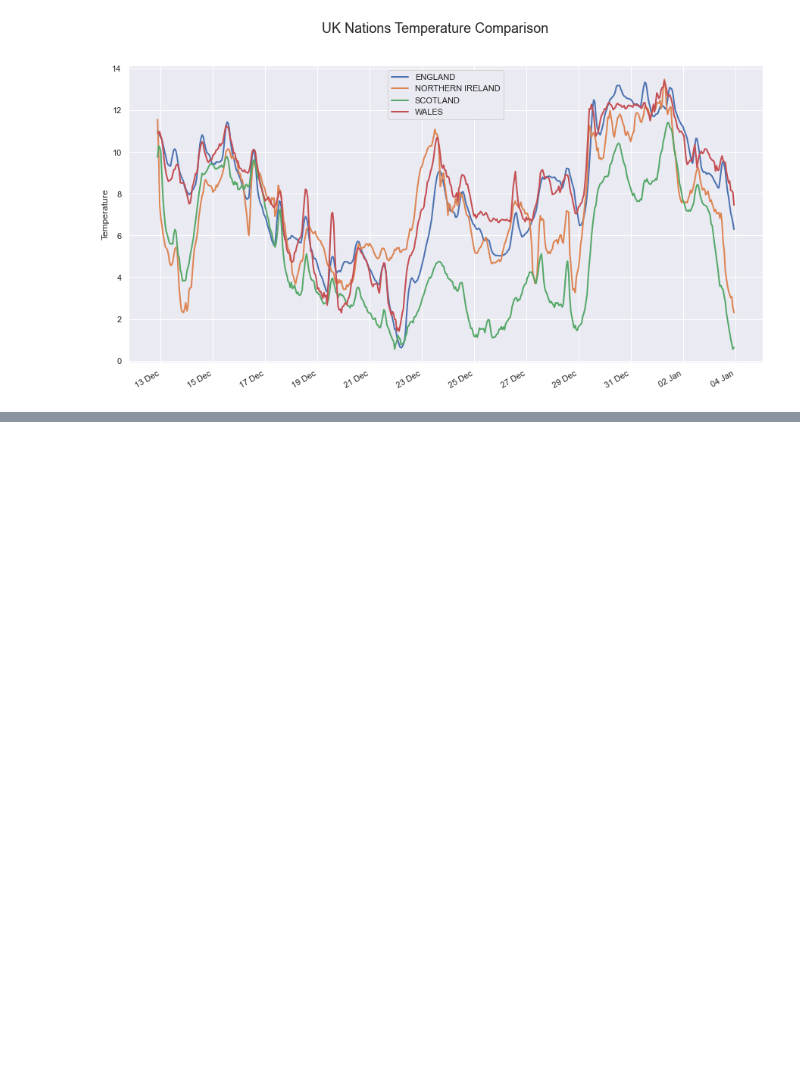
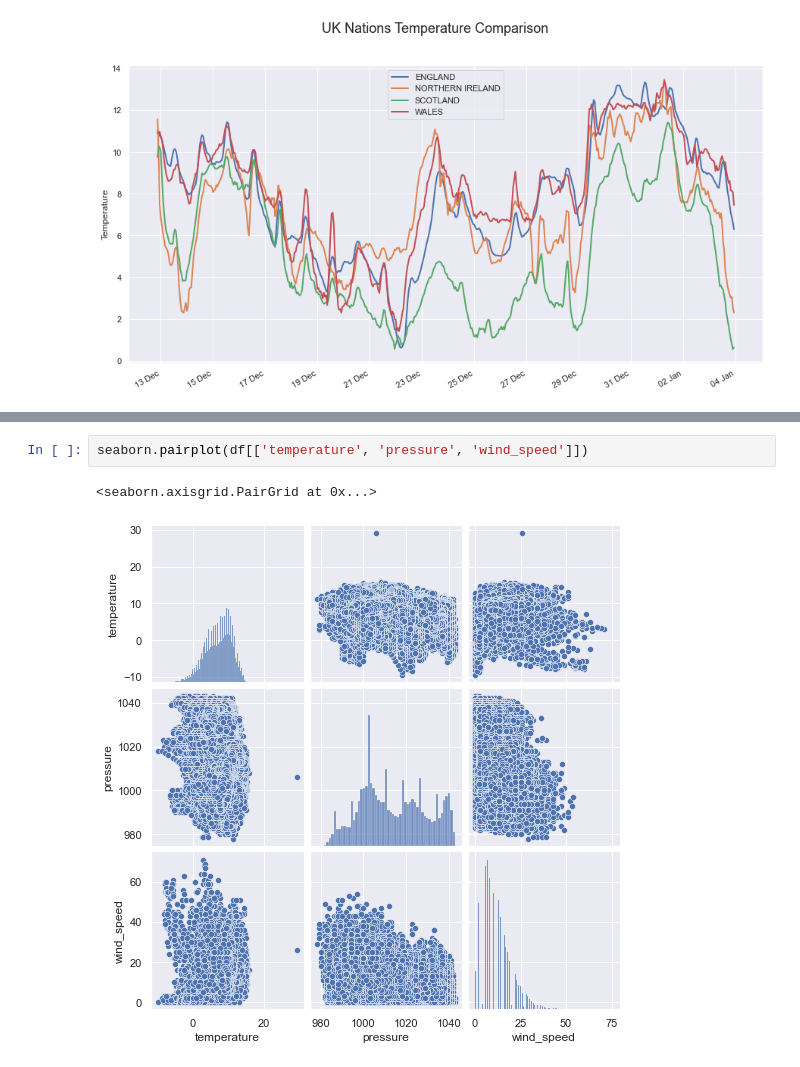
Before and after one commit to DanteLore/weather-notebook, a Jupyter notebook: charts.ipynb, the cells around one changed output, grey strips where cells are left out. Drawn from its saved outputs; the diff is of its cells as text; blank space fills up the shorter version.

```diff
--- a/charts.ipynb
+++ b/charts.ipynb
@@ -138,3 +139,8 @@ seaborn.heatmap(corr, ax=ax, cmap="Blues", annot=True)
 # %% [output]
 <AxesSubplot:>
 [figure]
+# %%
+seaborn.pairplot(df[['temperature', 'pressure', 'wind_speed']])
+# %% [output]
+<seaborn.axisgrid.PairGrid at 0x...>
+[figure, added]
```
Also changed, not shown: parts of 3 cells of this notebook.
